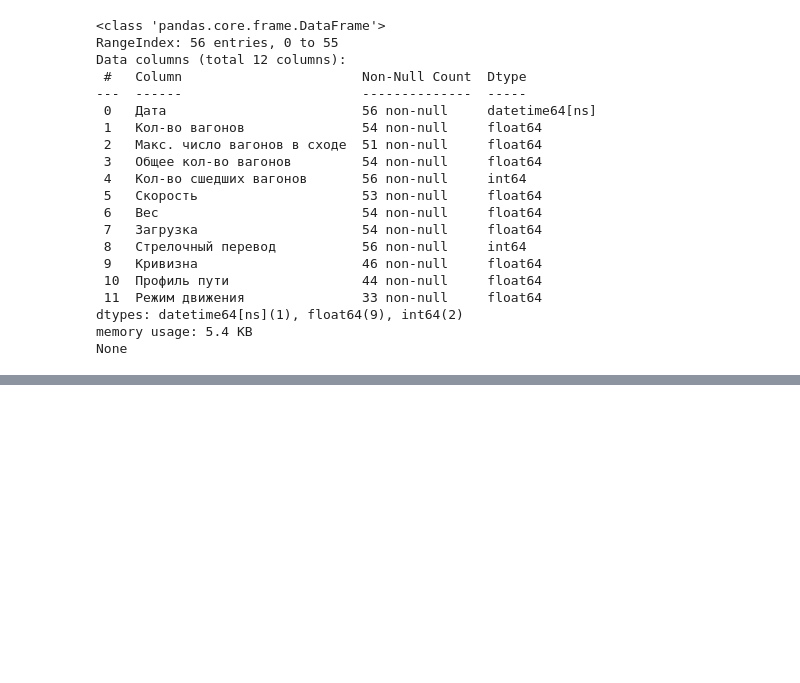
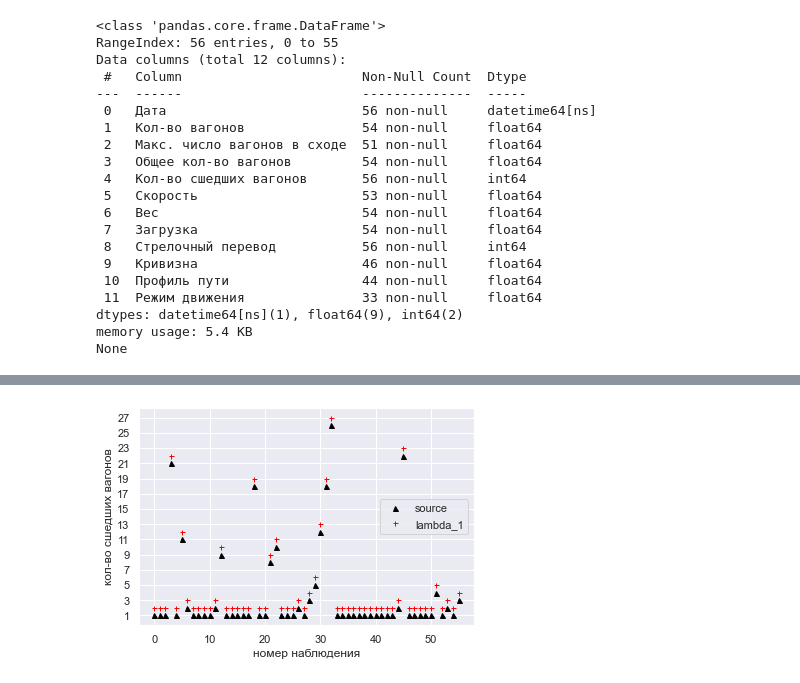
Before and after one commit to KorolevEgor/bachelor-diploma, a Jupyter notebook: src/code/data_exploration.ipynb, the cells around one changed output, grey strips where cells are left out. Saved outputs shown, nothing was run; the diff lists cells and outputs as text; code cells hidden in the pictures; blank space fills up the shorter version.

```diff
--- a/src/code/data_exploration.ipynb
+++ b/src/code/data_exploration.ipynb
@@ -82,3 +84,13 @@ plt.show();
+# %%
+plt.yticks(range(1, 30,2))
+plt.plot(df['Количество сшедших вагонов'], color='black', marker='^', linestyle='none', markersize=5)
+plt.plot(df['Количество сшедших вагонов']+1, color='red', marker='+', linestyle='none', markersize=5)
+plt.xlabel('номер наблюдения')
+plt.ylabel('кол-во сшедших вагонов')
+plt.legend(['source' ,'lambda_1'], loc=5)
+plt.show()
+# %% [output]
+[figure, added]
 # %%
 data =
 y = df["Количество сшедших вагонов"]
```
Also changed, not shown: parts of 2 cells of this notebook, 4 other files.
